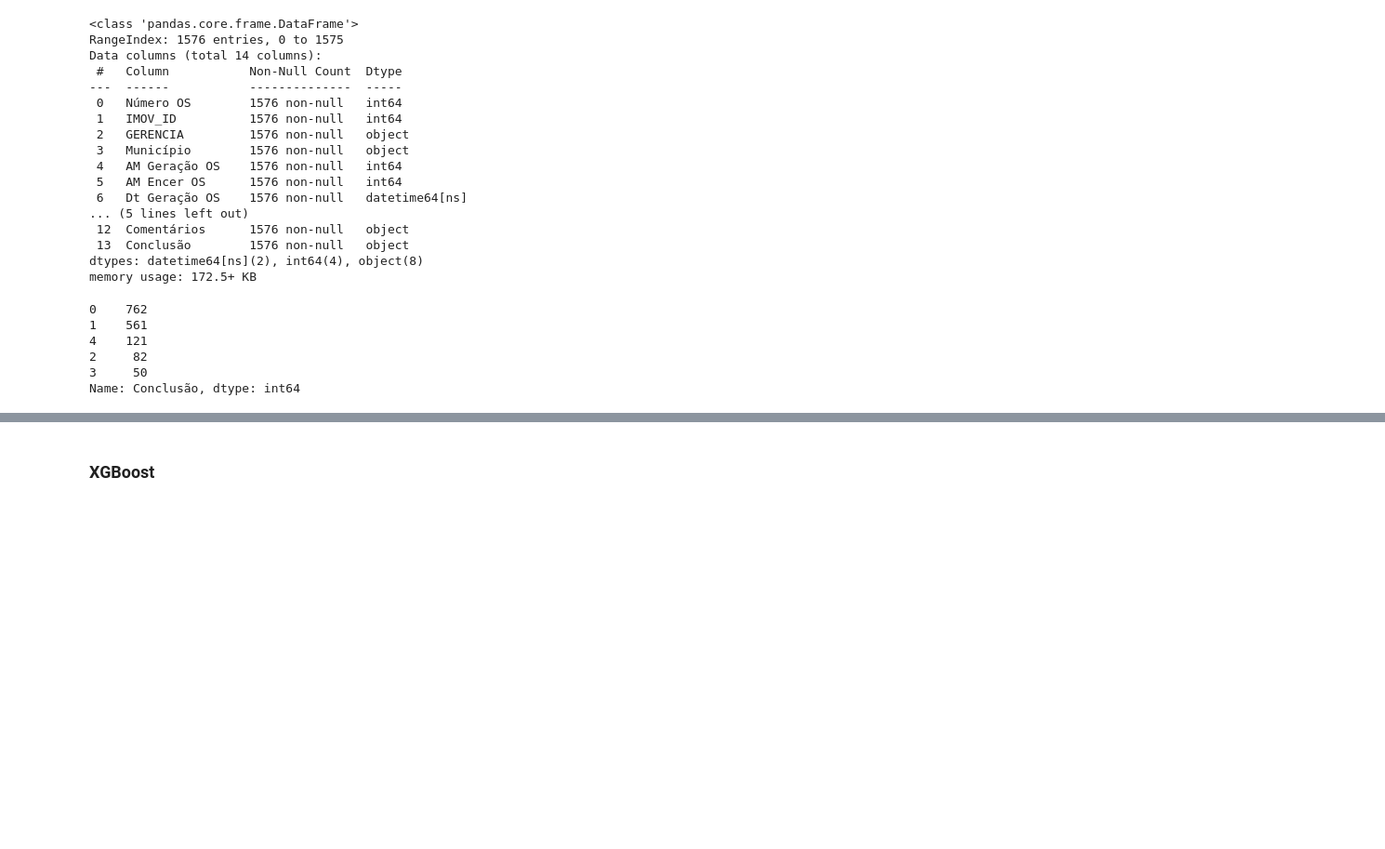
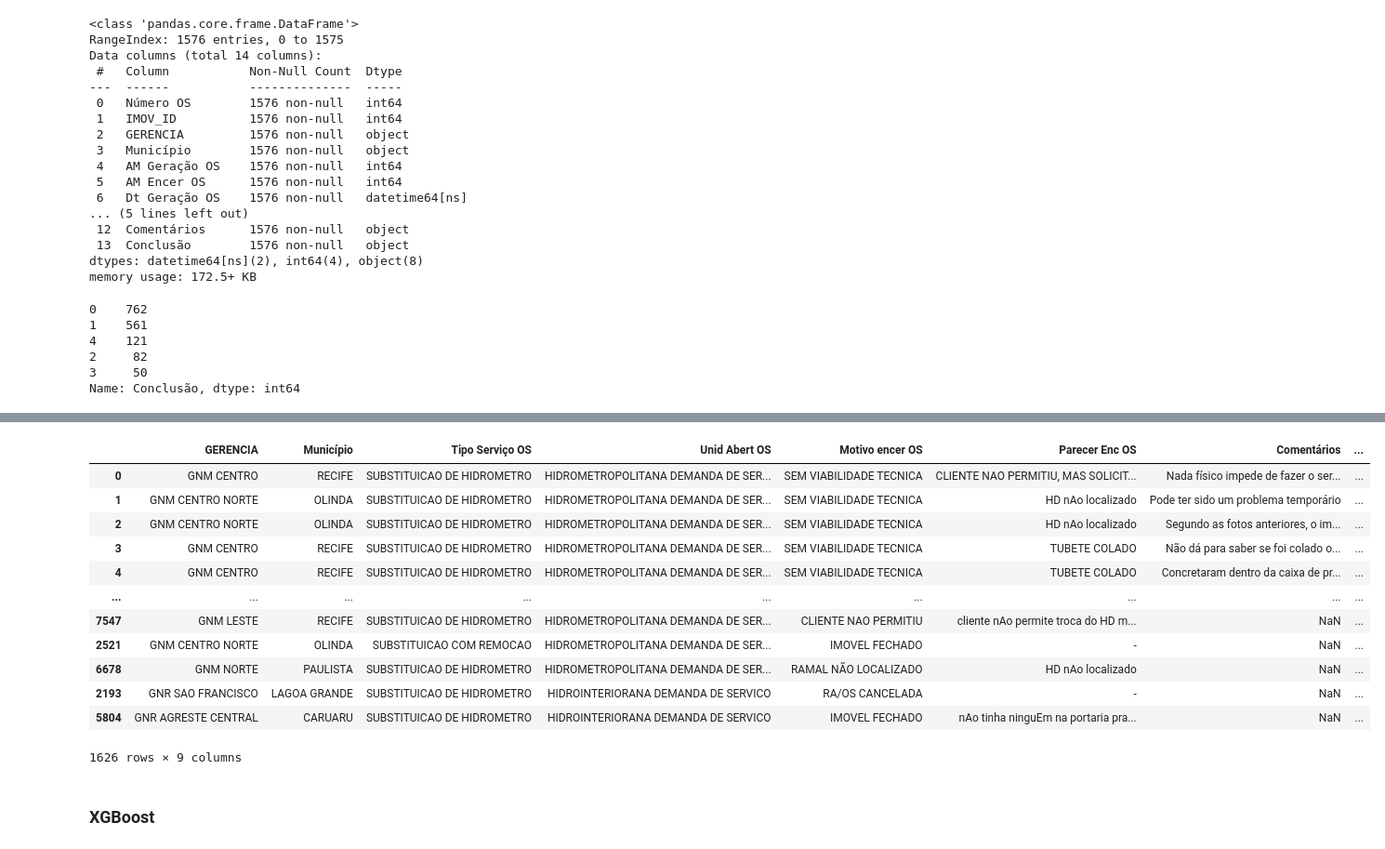
Before and after one commit to Kathyllen/Compesa, a Jupyter notebook: Estudo_De_Encerramentos.ipynb, the cells around one changed output, grey strips where cells are left out. Shown: that part at 93% size. Saved outputs shown, nothing was run; the diff lists cells and outputs as text; code cells hidden in the pictures; blank space fills up the shorter version.

```diff
--- a/Estudo_De_Encerramentos.ipynb
+++ b/Estudo_De_Encerramentos.ipynb
@@ -89,3 +136,21 @@ for i in Var_Categoricas:
+# %%
+decoded_data = multi.inverse_transform(dataframe_encoded)
+# %%
+decoded_data
+# %% [output]
+|  | GERENCIA | Município | Tipo Serviço OS | Unid Abert OS | Motivo encer OS | Parecer Enc OS | Comentários | ... |
+| 0 | GNM CENTRO | RECIFE | SUBSTITUICAO DE HIDROMETRO | HIDROMETROPOLITANA DEMANDA DE SER... | SEM VIABILIDADE TECNICA | CLIENTE NAO PERMITIU, MAS SOLICIT... | Nada físico impede de fazer o ser... | ... |
+| 1 | GNM CENTRO NORTE | OLINDA | SUBSTITUICAO DE HIDROMETRO | HIDROMETROPOLITANA DEMANDA DE SER... | SEM VIABILIDADE TECNICA | HD nAo localizado | Pode ter sido um problema temporário | ... |
+| 2 | GNM CENTRO NORTE | OLINDA | SUBSTITUICAO DE HIDROMETRO | HIDROMETROPOLITANA DEMANDA DE SER... | SEM VIABILIDADE TECNICA | HD nAo localizado | Segundo as fotos anteriores, o im... | ... |
+| 3 | GNM CENTRO | RECIFE | SUBSTITUICAO DE HIDROMETRO | HIDROMETROPOLITANA DEMANDA DE SER... | SEM VIABILIDADE TECNICA | TUBETE COLADO | Não dá para saber se foi colado o... | ... |
+| 4 | GNM CENTRO | RECIFE | SUBSTITUICAO DE HIDROMETRO | HIDROMETROPOLITANA DEMANDA DE SER... | SEM VIABILIDADE TECNICA | TUBETE COLADO | Concretaram dentro da caixa de pr... | ... |
+| ... | ... | ... | ... | ... | ... | ... | ... | ... |
+| 7547 | GNM LESTE | RECIFE | SUBSTITUICAO DE HIDROMETRO | HIDROMETROPOLITANA DEMANDA DE SER... | CLIENTE NAO PERMITIU | cliente nAo permite troca do HD m... | NaN | ... |
+| 2521 | GNM CENTRO NORTE | OLINDA | SUBSTITUICAO COM REMOCAO | HIDROMETROPOLITANA DEMANDA DE SER... | IMOVEL FECHADO | - | NaN | ... |
+| 6678 | GNM NORTE | PAULISTA | SUBSTITUICAO DE HIDROMETRO | HIDROMETROPOLITANA DEMANDA DE SER... | RAMAL NÃO LOCALIZADO | HD nAo localizado | NaN | ... |
+| 2193 | GNR SAO FRANCISCO | LAGOA GRANDE | SUBSTITUICAO DE HIDROMETRO | HIDROINTERIORANA DEMANDA DE SERVICO | RA/OS CANCELADA | - | NaN | ... |
+| 5804 | GNR AGRESTE CENTRAL | CARUARU | SUBSTITUICAO DE HIDROMETRO | HIDROINTERIORANA DEMANDA DE SERVICO | IMOVEL FECHADO | nAo tinha ninguEm na portaria pra... | NaN | ... |
+1626 rows × 9 columns
 # %%
 #Função para tirar símbolos e acentos e deixar o texto em lowercase:
 def remove_punctuation(text):
```
Also changed, not shown: parts of 13 cells of this notebook.
